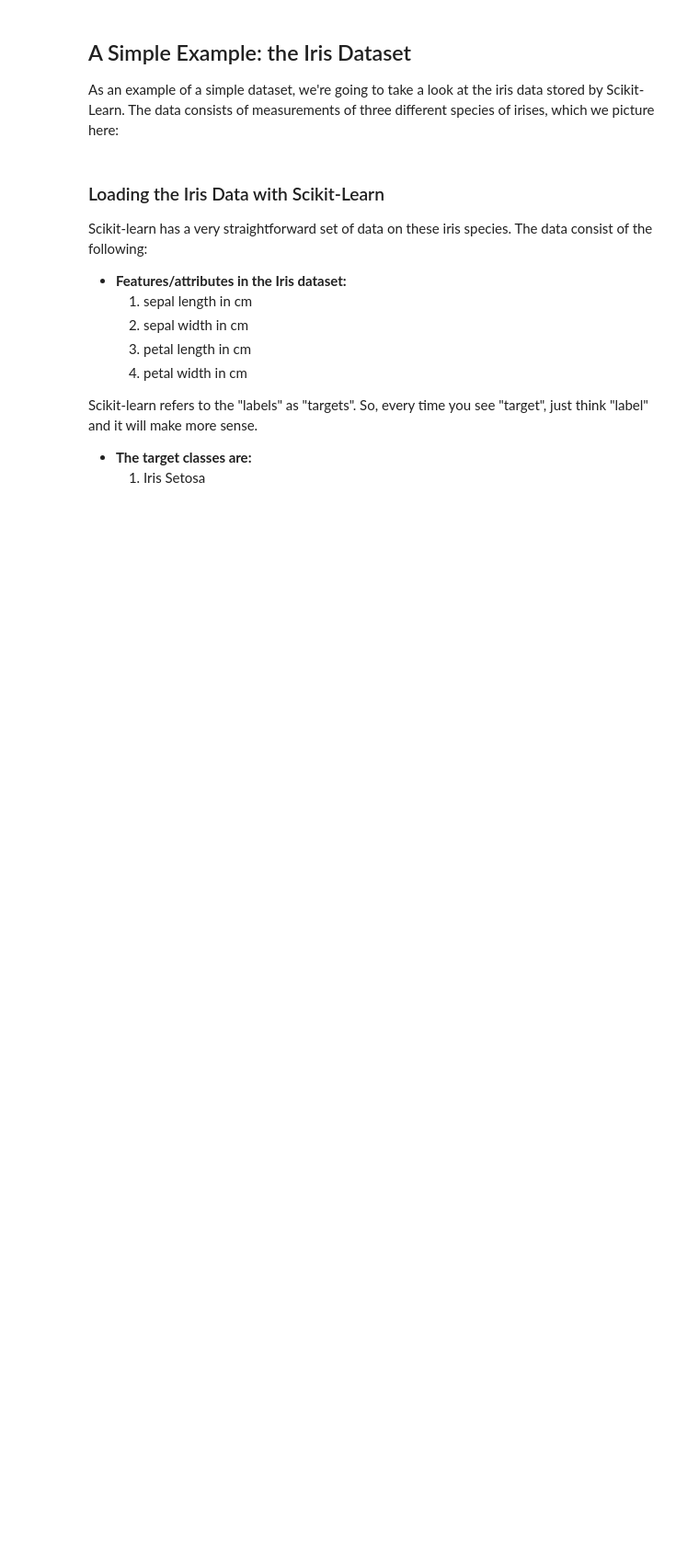
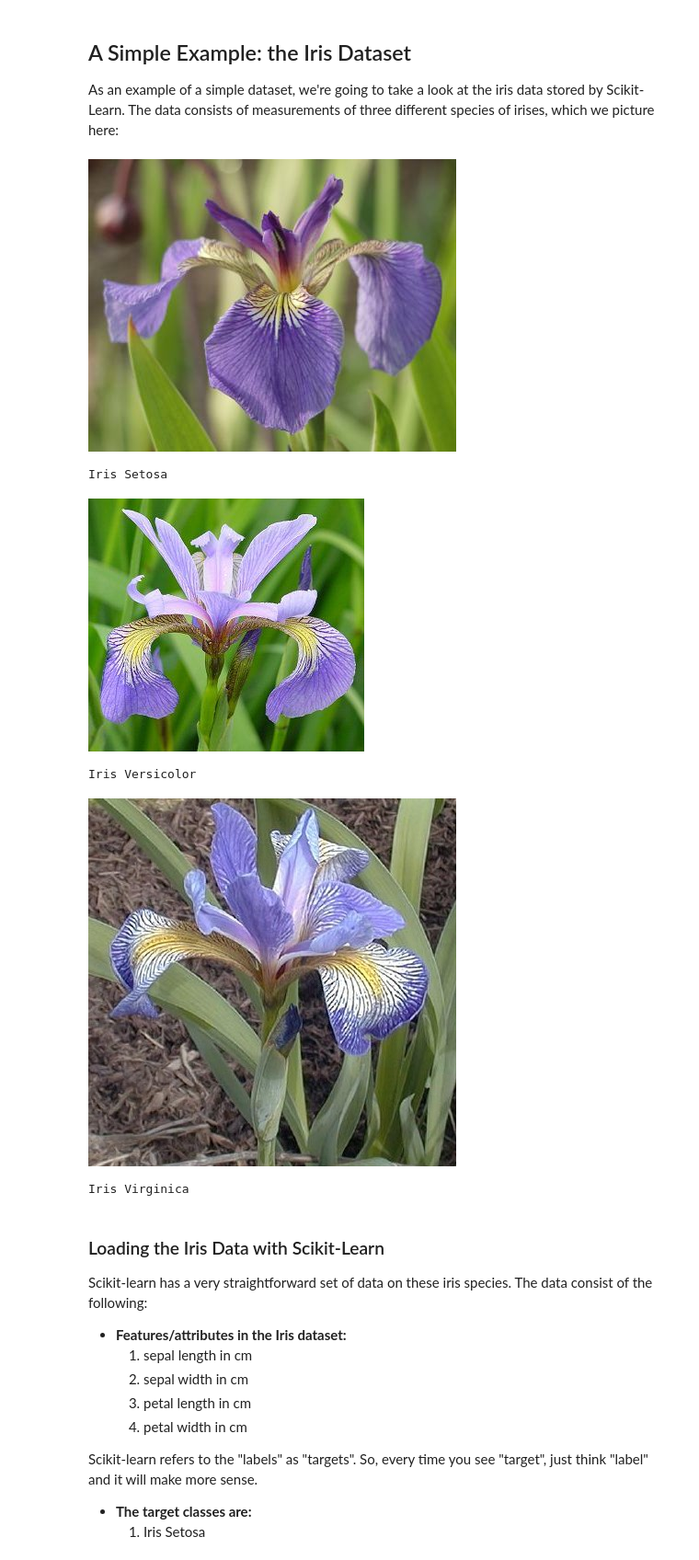
Before and after one commit to VanderbiltAstronomy/astr_8070_s24, a Jupyter notebook: coursework/student_folders/Ryan_Nowicki/Lecture_13_RyanNowicki.ipynb, the cells around one changed output. Shown at 92% size. Cells and saved outputs as stored; diff of their text form; code cells hidden in the pictures; blank space fills up the shorter version.

```diff
--- a/coursework/student_folders/Ryan_Nowicki/Lecture_13_RyanNowicki.ipynb
+++ b/coursework/student_folders/Ryan_Nowicki/Lecture_13_RyanNowicki.ipynb
@@ -101,14 +133,21 @@ iris data stored by Scikit-Learn.
 The data consists of measurements of three different species of irises, which we picture here:
 # %%
 from IPython.core.display import Image, display
-display(Image(filename='./figures/iris_setosa.jpg'))
+display(Image(filename='../../../lectures/figures/iris_setosa.jpg'))
 print("Iris Setosa\n")
 
-display(Image(filename='./figures/iris_versicolor.jpg'))
+display(Image(filename='../../../lectures/figures/iris_versicolor.jpg'))
 print("Iris Versicolor\n")
 
-display(Image(filename='./figures/iris_virginica.jpg'))
+display(Image(filename='../../../lectures/figures/iris_virginica.jpg'))
 print("Iris Virginica")
+# %% [output]
+[figure, added]
+Iris Setosa
+[figure, added]
+Iris Versicolor
+[figure, added]
+Iris Virginica
 # %% [markdown]
 ### Loading the Iris Data with Scikit-Learn
 
```
Also changed, not shown: parts of 24 cells of this notebook.
